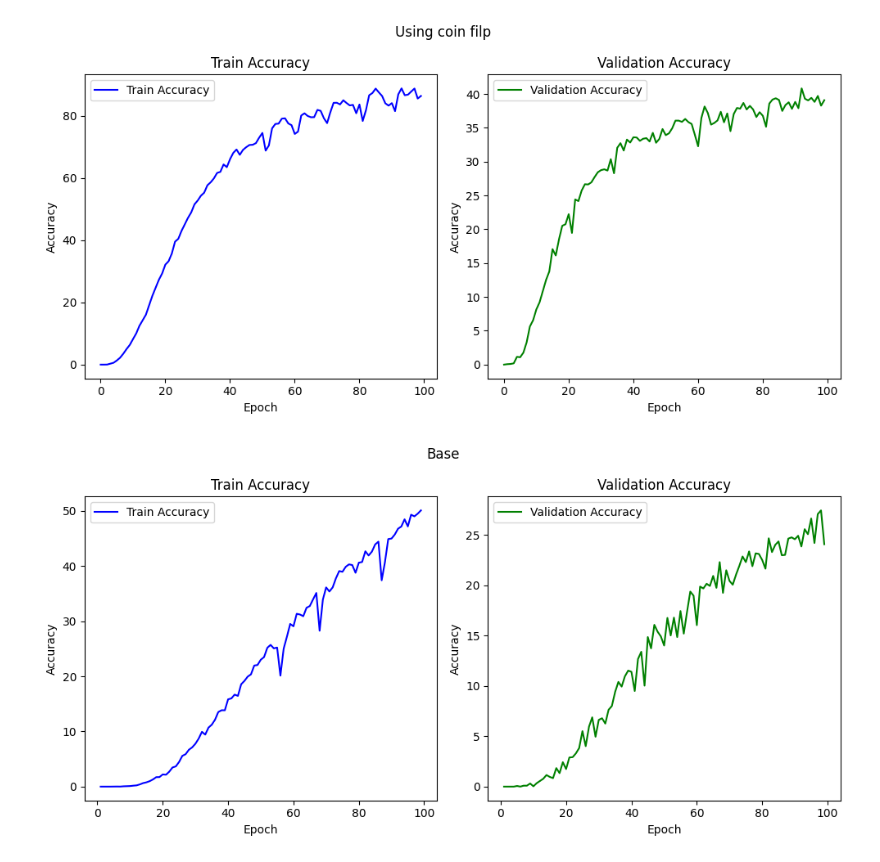
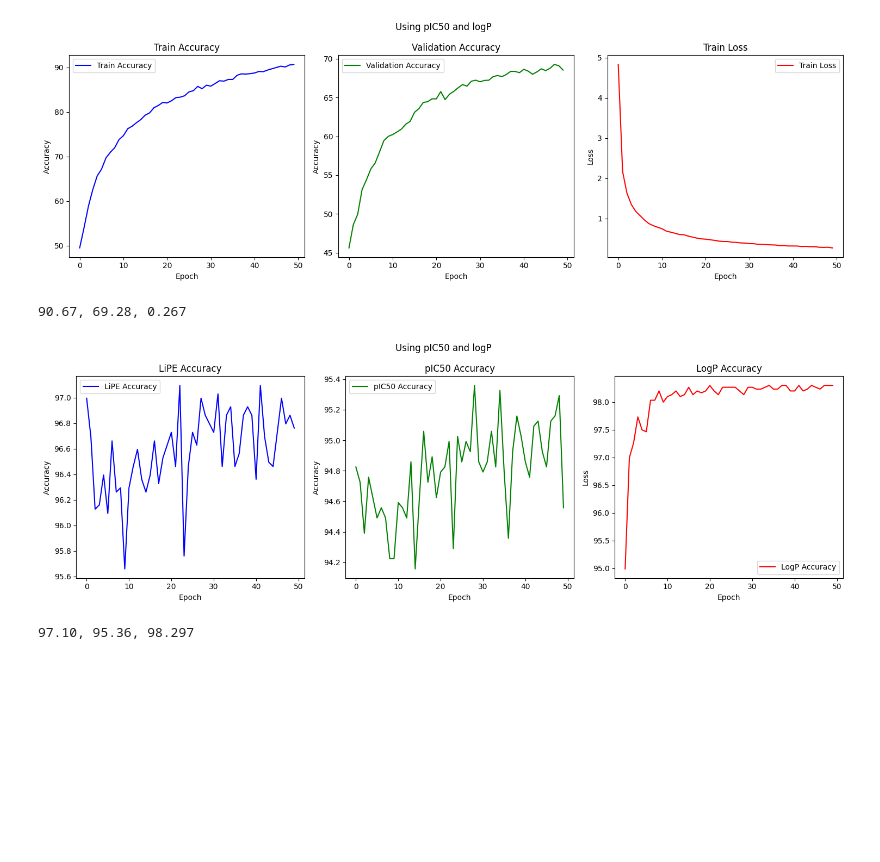
Before and after one commit to yunguks/24prin, a Jupyter notebook: result.ipynb, the cells around one changed output. Drawn from its saved outputs; the diff is of its cells as text; code cells hidden in the pictures; blank space fills up the shorter version.

```diff
--- a/result.ipynb
+++ b/result.ipynb
@@ -41,36 +159,38 @@ plt.show()
 # %%
-df = pd.read_csv('train_loss_plot_coin_teacher_05_17.csv')
+df = pd.read_csv('result/save_lipe.csv')
 # %%
 
 # 서브플롯 생성
-fig, axs = plt.subplots(nrows=1, ncols=2, figsize=(10, 5))
+fig, axs = plt.subplots(nrows=1, ncols=3, figsize=(15, 5))
 
 # 첫 번째 서브플롯: Train Accuracy
 axs[0].plot(df['epoch'], df['train_acc'], label='Train Accuracy', color='blue')
 axs[0].set_title('Train Accuracy')
 axs[0].set_xlabel('Epoch')
 axs[0].set_ylabel('Accuracy')
 axs[0].legend()
 
 # 두 번째 서브플롯: Validation Accuracy
-axs[1].plot(df['epoch'], df['validation_acc'], label='Validation Accuracy', color='green')
+axs[1].plot(df['epoch'], df['val_acc'], label='Validation Accuracy', color='green')
 axs[1].set_title('Validation Accuracy')
 axs[1].set_xlabel('Epoch')
 axs[1].set_ylabel('Accuracy')
 axs[1].legend()
 
-# # 세 번째 서브플롯: Train Loss
-# axs[2].plot(df['epoch'], df['train_loss'], label='Train Loss', color='red')
-# axs[2].set_title('Train Loss')
-# axs[2].set_xlabel('Epoch')
-# axs[2].set_ylabel('Loss')
-# axs[2].legend()
+# 세 번째 서브플롯: Train Loss
+axs[2].plot(df['epoch'], df['train_loss'], label='Train Loss', color='red')
+axs[2].set_title('Train Loss')
+axs[2].set_xlabel('Epoch')
+axs[2].set_ylabel('Loss')
+axs[2].legend()
 
 # 서브플롯 간 간격 조정
-plt.suptitle("Using coin filp")
+plt.suptitle("Using pIC50 and logP")
 plt.tight_layout()
 
 # 그래프 표시
 plt.show()
+print(f"{np.max(df['train_acc']):.2f}, {np.max(df['val_acc']):.2f}, {np.min(df['train_loss']):.3f}")
 # %% [output]
-[figure, old version]
+[figure, new version]
+90.67, 69.28, 0.267
@@ -79,34 +197,36 @@ df = pd.read_csv('train_loss_plot_no_teacher_05_17.csv')
 # %%
 
 # 서브플롯 생성
-fig, axs = plt.subplots(nrows=1, ncols=2, figsize=(10, 5))
+fig, axs = plt.subplots(nrows=1, ncols=3, figsize=(15, 5))
 
 # 첫 번째 서브플롯: Train Accuracy
-axs[0].plot(df['epoch'], df['train_acc'], label='Train Accuracy', color='blue')
-axs[0].set_title('Train Accuracy')
+axs[0].plot(df['epoch'], df['val_lipe_acc'], label='LiPE Accuracy', color='blue')
+axs[0].set_title('LiPE Accuracy')
 axs[0].set_xlabel('Epoch')
 axs[0].set_ylabel('Accuracy')
 axs[0].legend()
 
 # 두 번째 서브플롯: Validation Accuracy
-axs[1].plot(df['epoch'], df['validation_acc'], label='Validation Accuracy', color='green')
-axs[1].set_title('Validation Accuracy')
+axs[1].plot(df['epoch'], df['val_pIC_acc'], label='pIC50 Accuracy', color='green')
+axs[1].set_title('pIC50 Accuracy')
 axs[1].set_xlabel('Epoch')
 axs[1].set_ylabel('Accuracy')
 axs[1].legend()
 
-# # 세 번째 서브플롯: Train Loss
-# axs[2].plot(df['epoch'], df['train_loss'], label='Train Loss', color='red')
-# axs[2].set_title('Train Loss')
-# axs[2].set_xlabel('Epoch')
-# axs[2].set_ylabel('Loss')
-# axs[2].legend()
+# 세 번째 서브플롯: Train Loss
+axs[2].plot(df['epoch'], df['val_logP_acc'], label='LogP Accuracy', color='red')
+axs[2].set_title('LogP Accuracy')
+axs[2].set_xlabel('Epoch')
+axs[2].set_ylabel('Loss')
+axs[2].legend()
 
 # 서브플롯 간 간격 조정
-plt.suptitle("Base")
+plt.suptitle("Using pIC50 and logP")
 plt.tight_layout()
 
 # 그래프 표시
 plt.show()
+print(f"{np.max(df['val_lipe_acc']):.2f}, {np.max(df['val_pIC_acc']):.2f}, {np.max(df['val_logP_acc']):.3f}")
 # %% [output]
-[figure, old version]
+[figure, new version]
+97.10, 95.36, 98.297
```
Also changed, not shown: parts of 10 cells of this notebook, 4 other files.
